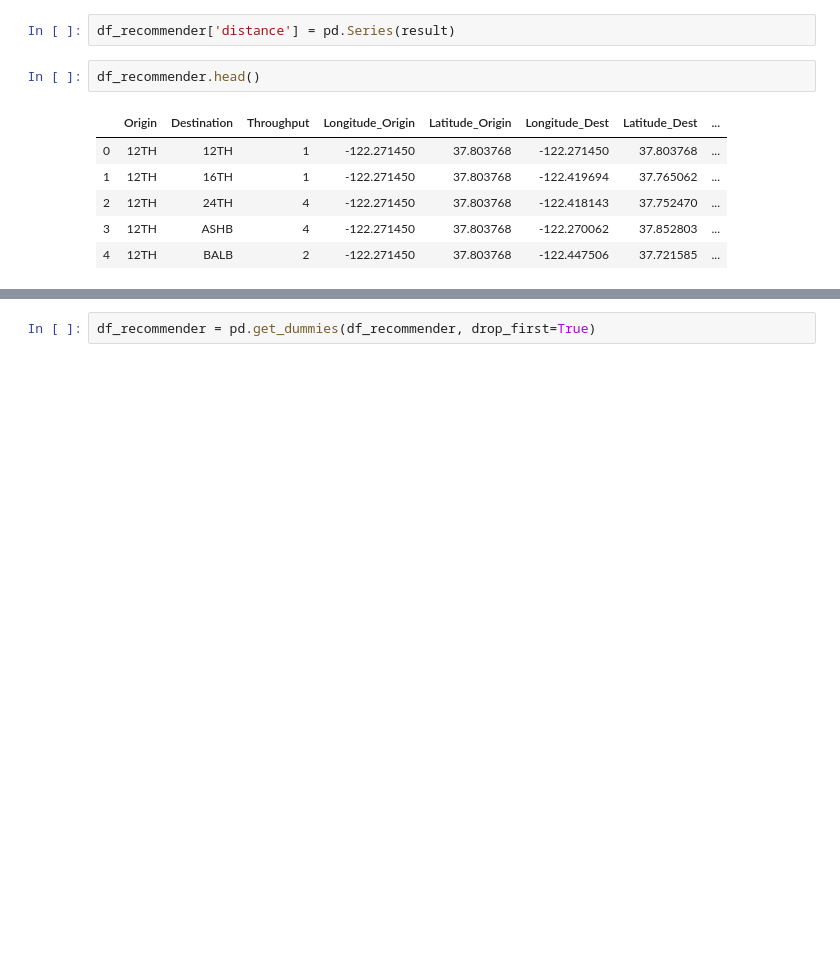
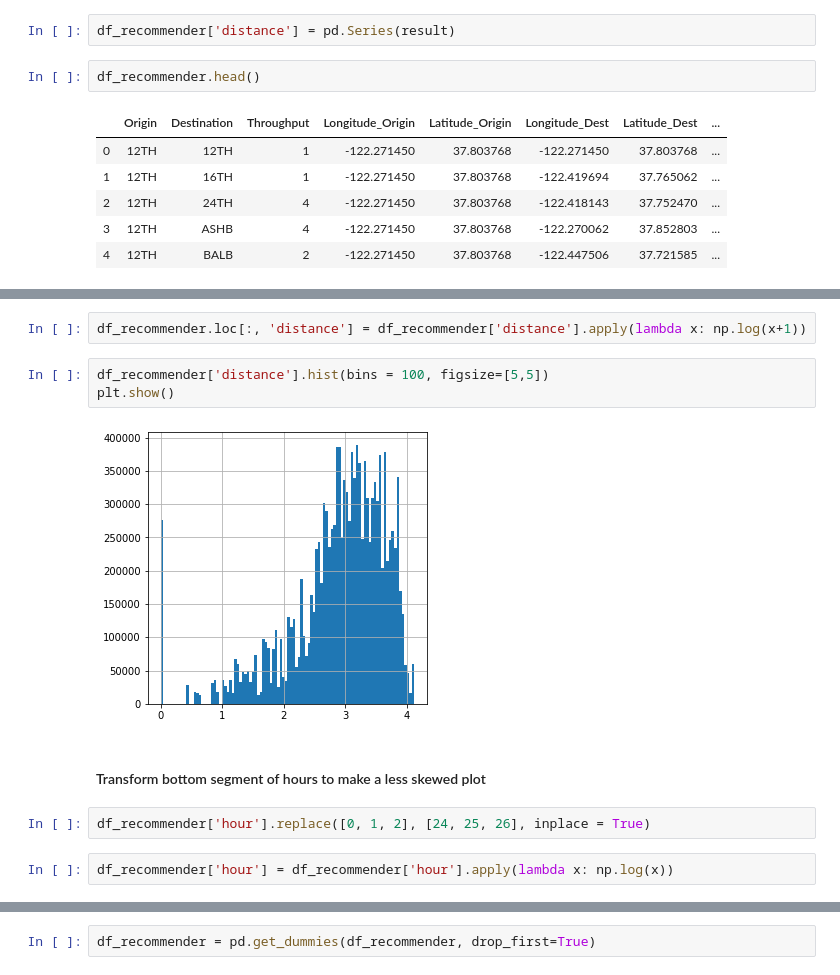
Before and after one commit to miamedra2/Bart_Kaggle-, a Jupyter notebook: BartKaggleProject.ipynb, the cells around one changed output, grey strips where cells are left out. Saved outputs shown, nothing was run; the diff lists cells and outputs as text; blank space fills up the shorter version.

```diff
--- a/BartKaggleProject.ipynb
+++ b/BartKaggleProject.ipynb
@@ -540,0 +585,13 @@ df_recommender.head()
+# %%
+df_recommender.loc[:, 'distance'] = df_recommender['distance'].apply(lambda x: np.log(x+1))
+# %%
+df_recommender['distance'].hist(bins = 100, figsize=[5,5])
+plt.show()
+# %% [output]
+[figure, added]
+# %% [markdown]
+#### Transform bottom segment of hours to make a less skewed plot
+# %%
+df_recommender['hour'].replace([0, 1, 2], [24, 25, 26], inplace = True)
+# %%
+df_recommender['hour'] = df_recommender['hour'].apply(lambda x: np.log(x))
```
Also changed, not shown: parts of 14 cells of this notebook.
